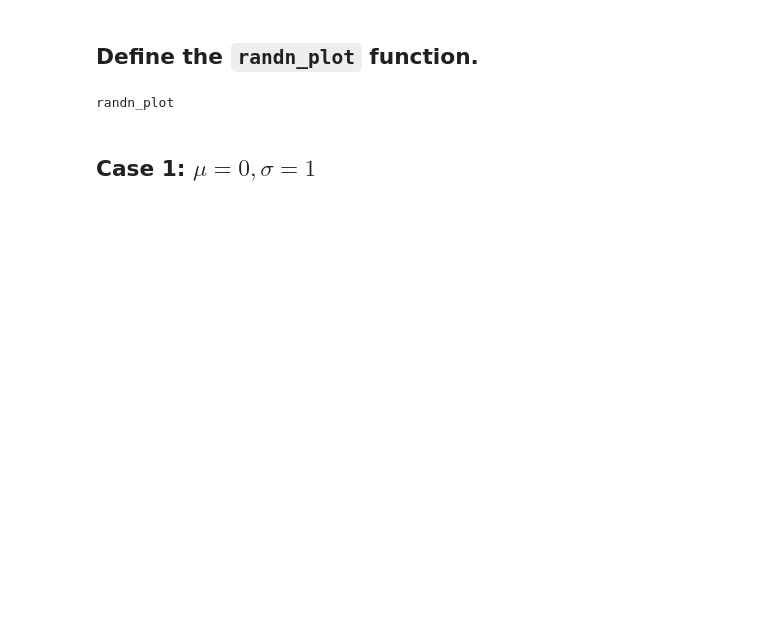
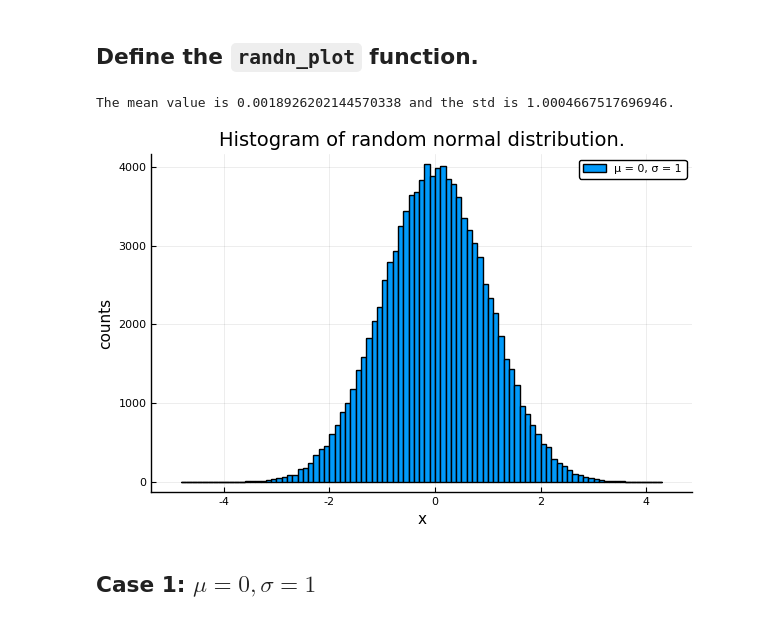
Before and after one commit to shanzhoupeng/GWDACSchoolSandBox, a Jupyter notebook: NOISE/group2/julia_version/randn_plot.ipynb, the cells around one changed output. Drawn from its saved outputs; the diff is of its cells as text; code cells hidden in the pictures; blank space fills up the shorter version.

```diff
--- a/NOISE/group2/julia_version/randn_plot.ipynb
+++ b/NOISE/group2/julia_version/randn_plot.ipynb
@@ -12,27 +19,28 @@ pyplot();
 # %%
 """
 randn_plot(μ, σ, n_sample, bins)
 Plot the histogram of random normal distribution
 with the mean μ and width σ.
 n_sample is number of samples to be generated and
 n_bin is the number of bins.
 """
 function randn_plot(μ = 0, σ = 1, n_sample = 100_000, n_bin = 100)
     samples = μ .+ σ * randn(n_sample)
     println("The mean value is ", mean(samples), " and the std is ", std(samples), ".")
     histogram(samples,
         bins = n_bin,
         xlabel = "x",
         ylabel = "counts",
         label = "μ = $μ, σ = $σ",
         title = "Histogram of random normal distribution."
     )
 end
 
 # test this function
-# randn_plot()
+randn_plot()
 # %% [output]
-randn_plot
+The mean value is 0.0018926202144570338 and the std is 1.0004667517696946.
+[figure, added]
 # %% [markdown]
 ## Case 1: $ \mu = 0, \sigma = 1$
 # %%
```
Also changed, not shown: parts of 6 cells of this notebook.
